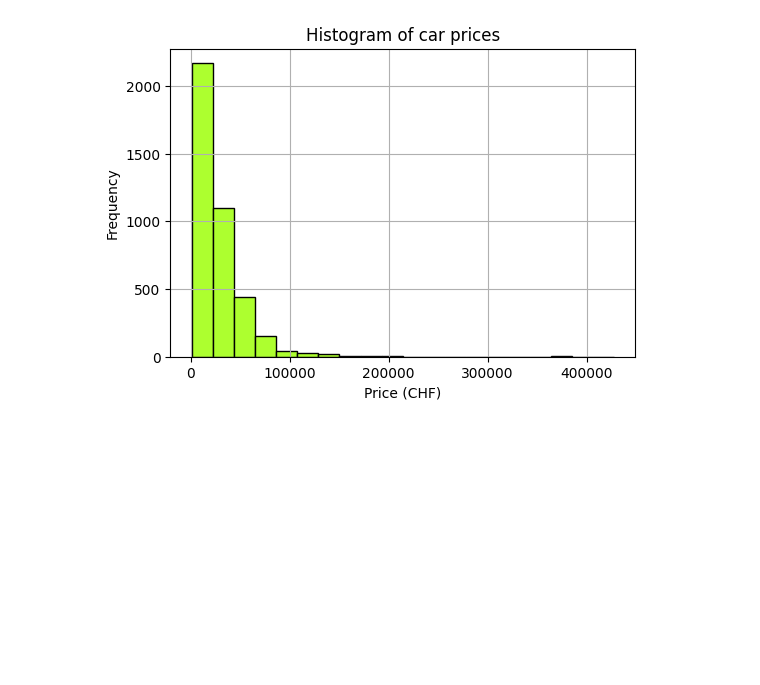
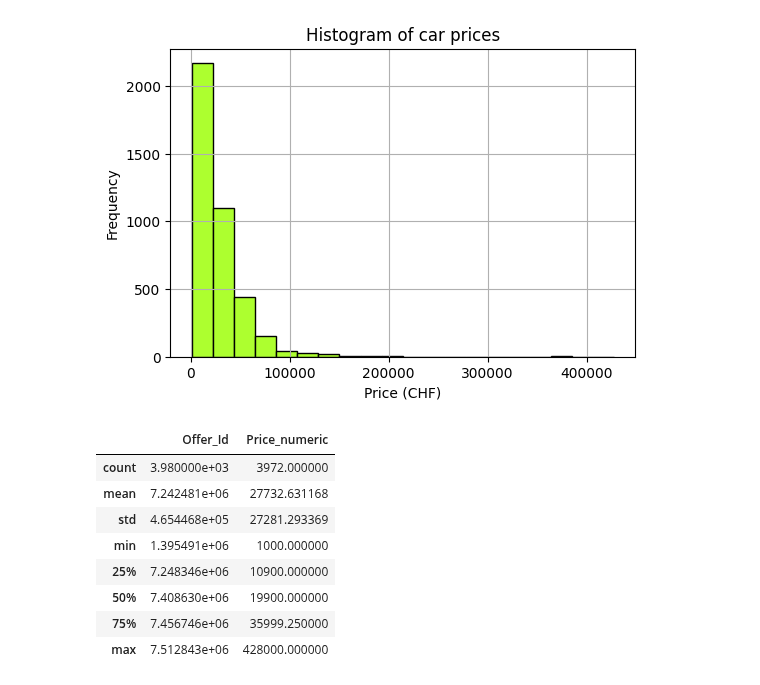
Before and after one commit to mario-gellrich-zhaw/data_analytics, a Jupyter notebook: WTYK/LC_02/solution_exercise_reading_datasets.ipynb, the cells around one changed output. Saved outputs shown, nothing was run; the diff lists cells and outputs as text; code cells hidden in the pictures; blank space fills up the shorter version.

```diff
--- a/WTYK/LC_02/solution_exercise_reading_datasets.ipynb
+++ b/WTYK/LC_02/solution_exercise_reading_datasets.ipynb
@@ -140,3 +140,15 @@ plt.grid()
 plt.show()
 # %% [output]
 [figure]
+# %%
+df.describe()
+# %% [output]
+|  | Offer_Id | Price_numeric |
+| count | 3.980000e+03 | 3972.000000 |
+| mean | 7.242481e+06 | 27732.631168 |
+| std | 4.654468e+05 | 27281.293369 |
+| min | 1.395491e+06 | 1000.000000 |
+| 25% | 7.248346e+06 | 10900.000000 |
+| 50% | 7.408630e+06 | 19900.000000 |
+| 75% | 7.456746e+06 | 35999.250000 |
+| max | 7.512843e+06 | 428000.000000 |
```
Also changed, not shown: parts of 2 cells of this notebook.
